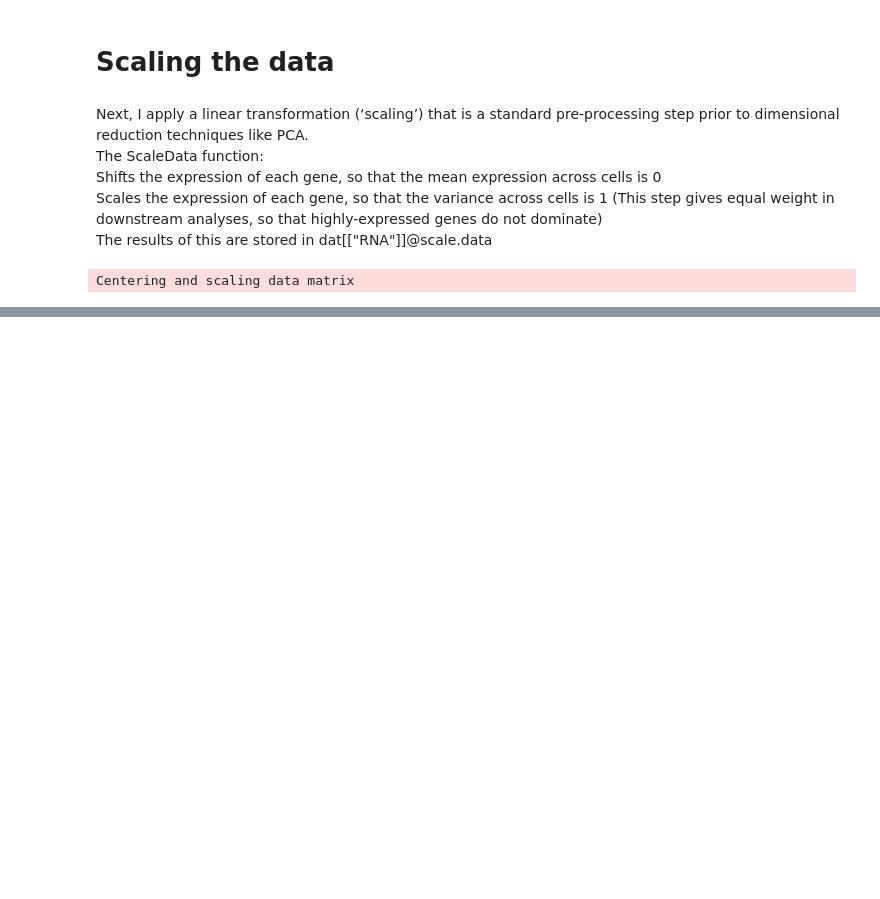
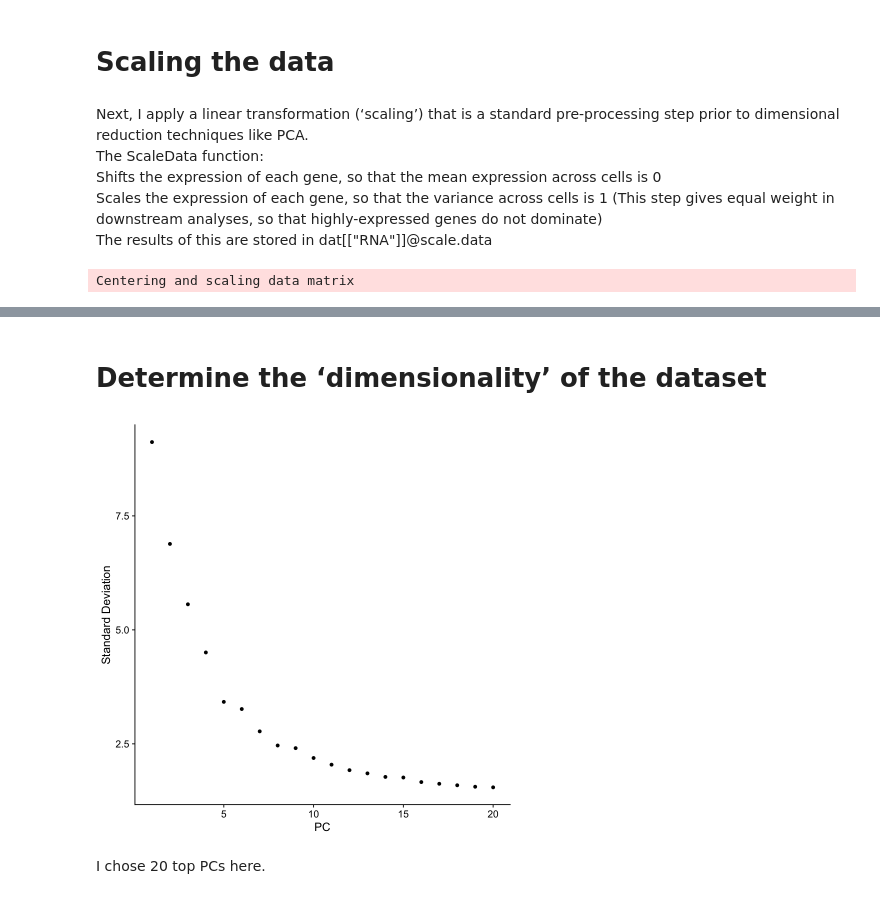
Before and after one commit to ironman-tetsuo/Introduction_to_scRNA-seq, a Jupyter notebook: 1_Clark_P2_Retina/Clark_P2_Retina.ipynb, the cells around one changed output, grey strips where cells are left out. Saved outputs shown, nothing was run; the diff lists cells and outputs as text; code cells hidden in the pictures; blank space fills up the shorter version.

```diff
--- a/1_Clark_P2_Retina/Clark_P2_Retina.ipynb
+++ b/1_Clark_P2_Retina/Clark_P2_Retina.ipynb
@@ -315,0 +374,8 @@ Centering and scaling data matrix
+# %% [markdown]
+# Determine the ‘dimensionality’ of the dataset
+# %%
+ElbowPlot(dat)
+# %% [output]
+[figure, added]
+# %% [markdown]
+I chose 20 top PCs here.
```
Also changed, not shown: parts of 7 cells of this notebook.
